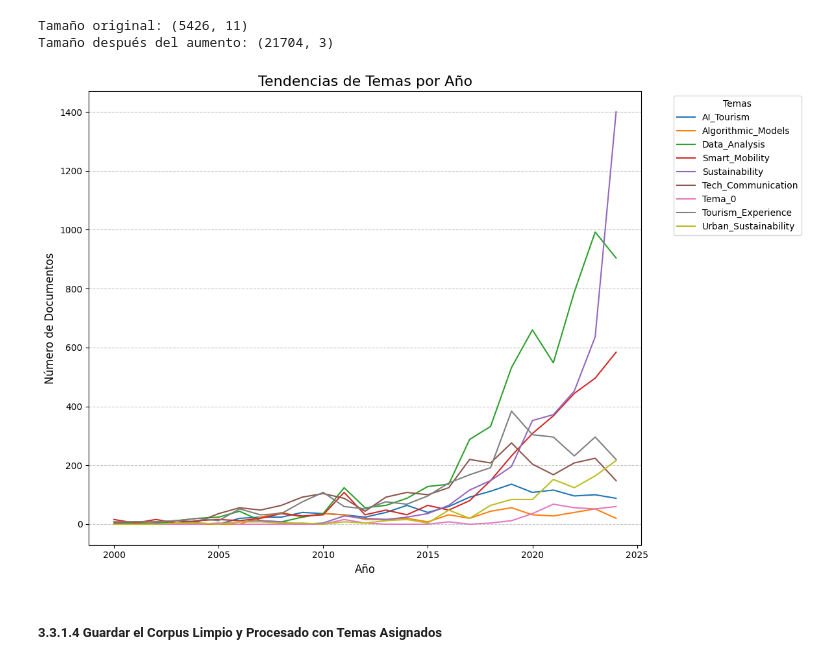
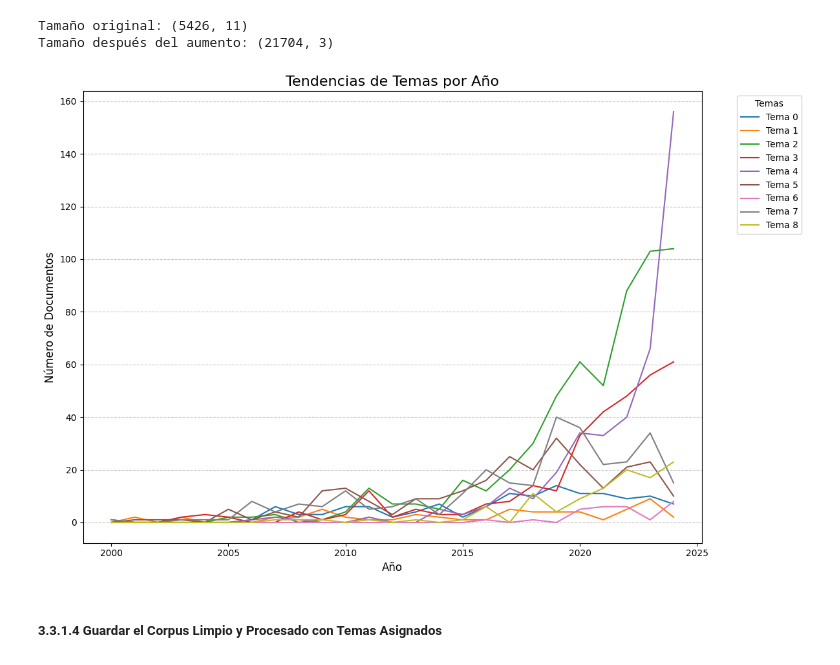
Before and after one commit to Dreamer97JB/M_ML_DL_CUDA_RNN_, a Jupyter notebook: Script/tourism_clasificator.ipynb, the cells around one changed output. Cells and saved outputs as stored; diff of their text form; code cells hidden in the pictures.

Commit message:
fix de gráfico de matriz y agregando nube de temas

```diff
--- a/Script/tourism_clasificator.ipynb
+++ b/Script/tourism_clasificator.ipynb
@@ -1057,31 +1057,31 @@ Tamaño después del aumento: (21704, 3)
 # %%
 import matplotlib.pyplot as plt
 import pandas as pd
 
 # Crear una tabla pivote para organizar los datos por año y temas
-pivot_trends = topic_trends.pivot(index='Year', columns='Combined_Topic', values='Count').fillna(0)
+pivot_trends = trends.pivot(index='Year', columns='Predicted_Label', values='Count').fillna(0)
 
 # Configurar el tamaño de la figura
 plt.figure(figsize=(12, 8))
 
 # Graficar cada tema
 for topic in pivot_trends.columns:
-    plt.plot(pivot_trends.index, pivot_trends[topic], label=topic)
+    plt.plot(pivot_trends.index, pivot_trends[topic], label=f"Tema {topic}")
 
 # Configurar etiquetas y título del gráfico
 plt.title('Tendencias de Temas por Año', fontsize=16)
 plt.xlabel('Año', fontsize=12)
 plt.ylabel('Número de Documentos', fontsize=12)
 
 # Añadir leyenda y ajustar diseño
 plt.legend(title='Temas', bbox_to_anchor=(1.05, 1), loc='upper left')
 plt.grid(axis='y', linestyle='--', alpha=0.7)
 
 # Mostrar el gráfico
 plt.tight_layout()
 plt.show()
 # %% [output]
-[figure, old version]
+[figure, new version]
 # %% [markdown]
 ##### 3.3.1.4 Guardar el Corpus Limpio y Procesado con Temas Asignados
 # %%
```
Also changed, not shown: parts of 13 cells of this notebook, 8 other files.
